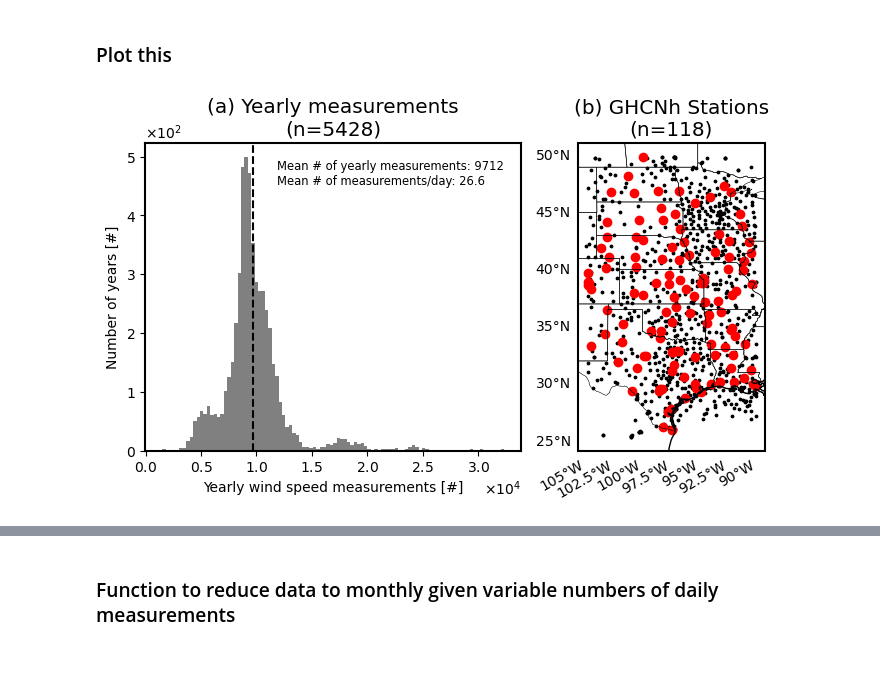
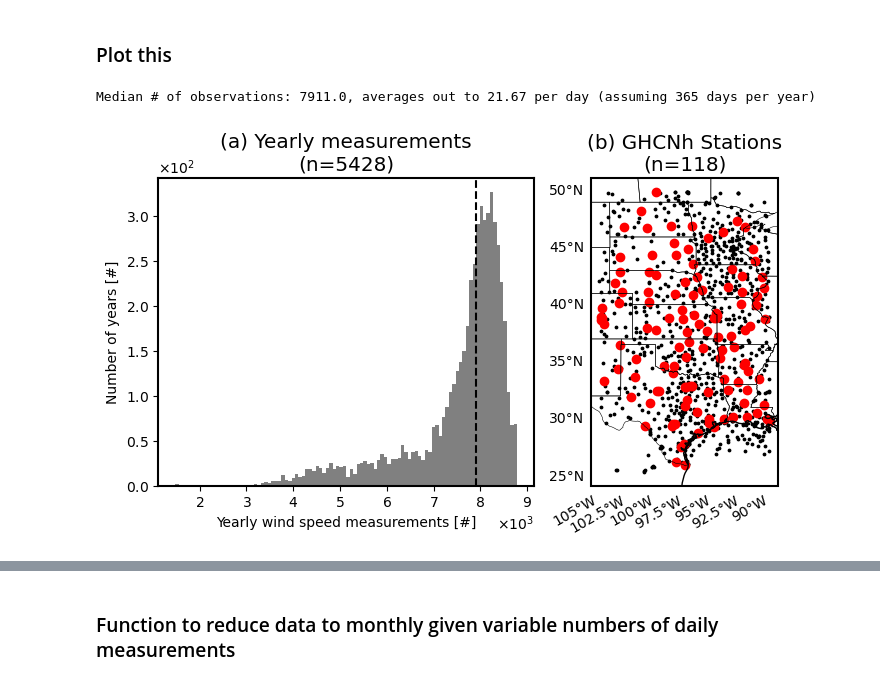
Before and after one commit to ivalencius/GPLLJ, a Jupyter notebook: src/GHCNh_cna.ipynb, the cells around one changed output, grey strips where cells are left out. Saved outputs shown, nothing was run; the diff lists cells and outputs as text; code cells hidden in the pictures.

```diff
--- a/src/GHCNh_cna.ipynb
+++ b/src/GHCNh_cna.ipynb
@@ -55,18 +53,27 @@ df = (
     # Only want full years
     .filter(pl.col('time').dt.year() >= 1979)
     .filter(pl.col('time').dt.year() <= 2024)
+    # Latitudes and things can be slightly off so *only* group by Station_ID
+    .group_by_dynamic('time', every='1h', group_by='Station_ID').agg([
+        pl.col(['Station_name', 'Latitude', 'Longitude']).first(),
+        pl.col(['wind_speed', 'wind_direction']).mean(),
+    ])
     .sort('time')
-    # .group_by_dynamic('time', every='1h').agg([
-    #     pl.col(['Station_ID', 'Station_name', 'Latitude', 'Longitude']).first(),
-    #     pl.col(['wind_speed', 'wind_direction']).mean(),
-    # ])
 )
-metadata = df.select(['Station_ID', 'Station_name', 'Latitude', 'Longitude']).unique().collect()
 
-# Some stations have wrong metadata, manually go in and fix
+metadata = (
+    df
+    .select(['Station_ID','Station_name', 'Latitude', 'Longitude'])
+    # Only determine uniqueness from 'Station_ID'
+    .unique(subset='Station_ID', keep='first') # setting `keep='first'` ensures reproducibility
+    .collect()
+)
+# One station has wrong metadata, manually go in and fix
 metadata = metadata.with_columns(
     # Schriever Air Force Base, CO
     Longitude=pl.when(pl.col('Longitude') == -121.1).then(-104.5).otherwise(pl.col('Longitude'))
 )
+# ensure that no station is duplicate
+assert metadata['Station_ID'].is_duplicated().sum() == 0
 metadata
 # %% [output]
@@ -90,8 +97,8 @@ shape: (1_001, 4)
 Realistically should put this plot after I have a final dataset
 # %%
 fig, ax = plt.subplots()
-# year_samples = df.group_by_dynamic('time', every='1y').agg(records=pl.col('wind_speed').len()).collect()
-# stations_per_year = df.group_by_dynamic('time', every='1y').agg(records=pl.col('Station_ID').unique().len()).collect()
+year_samples = df.group_by_dynamic('time', every='1y').agg(records=pl.col('wind_speed').len()).collect()
+stations_per_year = df.group_by_dynamic('time', every='1y').agg(records=pl.col('Station_ID').unique().len()).collect()
 
 ax.plot(year_samples['time'], year_samples['records'], color='b', lw=2)
 ax.grid()
@@ -190,37 +197,40 @@ Number of valid stations: 118
 # %%
 fig = plt.figure(figsize=(8, 4))
 gs = fig.add_gridspec(ncols=2, width_ratios=[2,1])
 
 # Plot 1: Years of Valid Record
 ax = fig.add_subplot(gs[0])
 ax.hist(good_years['num_obs'], bins=100, color='gray')
-mean_obs = int(good_years['num_obs'].mean())
-ax.axvline(mean_obs, color='k', linestyle='dashed')
-txt = f'Mean # of yearly measurements: {mean_obs}\nMean # of measurements/day: {round(mean_obs/365, 1)}'
-ax.text(0.35, 0.9, txt, fontsize='small', horizontalalignment='left', verticalalignment='center', transform=ax.transAxes)
+# mean_obs = int(good_years['num_obs'].mean())
+median = round(good_years['num_obs'].median(), 1)
+print(f'Median # of observations: {median}, averages out to {round(median/365, 2)} per day (assuming 365 days per year)')
+ax.axvline(median, color='k', linestyle='dashed')
+# txt = f'Mean # of yearly measurements: {mean_obs}\nMean # of measurements/day: {round(mean_obs/365, 1)}'
+# ax.text(0.35, 0.9, txt, fontsize='small', horizontalalignment='left', verticalalignment='center', transform=ax.transAxes)
 ax.xaxis.set_major_formatter(ticker.ScalarFormatter(useMathText=True))
 ax.yaxis.set_major_formatter(ticker.ScalarFormatter(useMathText=True))
 ax.ticklabel_format(style='sci', axis='both', scilimits=(0, 0))
 ax.set_xlabel('Yearly wind speed measurements [#]')
 ax.set_ylabel('Number of years [#]')
 ax.set_title(f'(a) Yearly measurements\n(n={len(good_years)})', fontsize='x-large')
 for spine in ax.spines.values():
     spine.set_linewidth(1.5)
 
 # Plot all stations then selected stations
 ax = fig.add_subplot(gs[1], projection=ccrs.PlateCarree())
 ax.scatter(metadata['Longitude'], metadata['Latitude'], transform=ccrs.PlateCarree(), c='k', s=3)
 metadata_filtered = metadata.filter(pl.col('Station_ID').is_in(valid_stations['Station_ID'].to_numpy()))
 ax.scatter(metadata_filtered['Longitude'], metadata_filtered['Latitude'], transform=ccrs.PlateCarree(), c='r')
 ax.add_feature(cfeature.STATES, linewidth=0.4)
 ax.add_feature(cfeature.COASTLINE, linewidth=1)
 add_latlon(ax)
 ax.set_title(f'(b) GHCNh Stations\n(n={len(metadata_filtered)})', fontsize='x-large')
 for spine in ax.spines.values():
     spine.set_linewidth(1.5)
 plt.savefig(os.path.join(FIG_DIR, 'GHCNh_cna_valid_stations.png'), dpi=300)
 plt.show()
 # %% [output]
+Median # of observations: 7911.0, averages out to 21.67 per day (assuming 365 days per year)
-[figure, old version]
+[figure, new version]
 # %% [markdown]
 ## Look at mean trends
```
Also changed, not shown: parts of 16 cells of this notebook, 8 other files.
